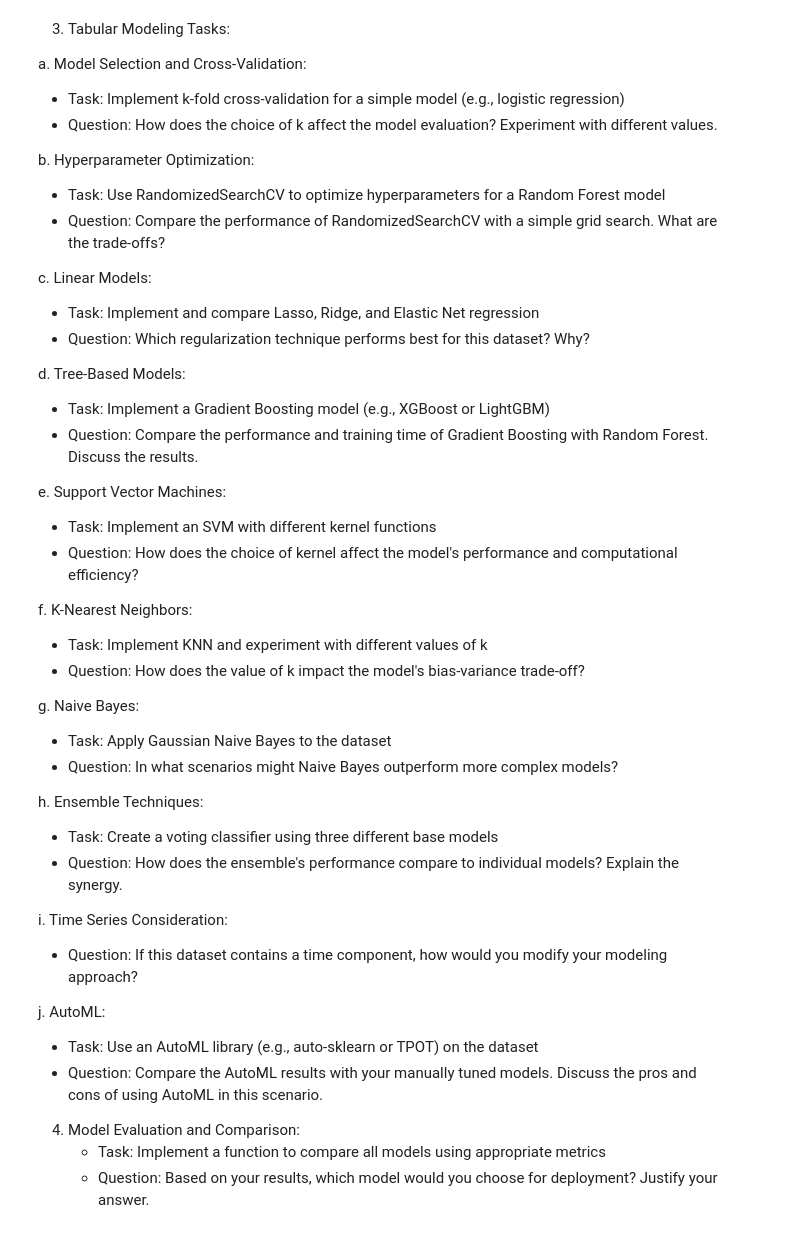
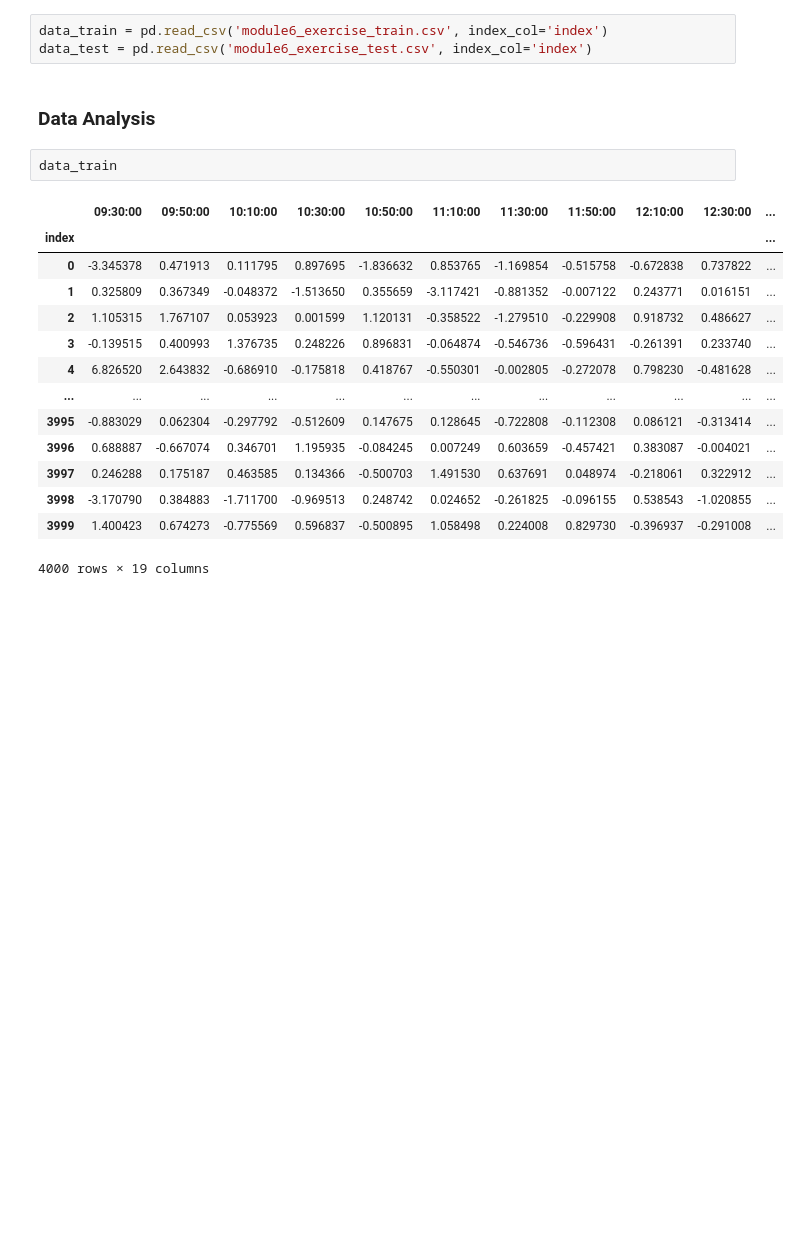
Before and after one commit to racousin/data_science_practice, a Jupyter notebook: website/public/modules/module6/exercise/module6_exercise.ipynb, the cells around one changed output. Drawn from its saved outputs; the diff is of its cells as text; blank space fills up the shorter version.

```diff
--- a/website/public/modules/module6/exercise/module6_exercise.ipynb
+++ b/website/public/modules/module6/exercise/module6_exercise.ipynb
@@ -33,45 +41,22 @@ X_train, X_test, y_train, y_test = train_test_split(X, y, test_size=0.2, random_
-# %% [markdown]
-3. Tabular Modeling Tasks:
-
-a. Model Selection and Cross-Validation:
-   - Task: Implement k-fold cross-validation for a simple model (e.g., logistic regression)
-   - Question: How does the choice of k affect the model evaluation? Experiment with different values.
-
-b. Hyperparameter Optimization:
-   - Task: Use RandomizedSearchCV to optimize hyperparameters for a Random Forest model
-   - Question: Compare the performance of RandomizedSearchCV with a simple grid search. What are the trade-offs?
-
-c. Linear Models:
-   - Task: Implement and compare Lasso, Ridge, and Elastic Net regression
-   - Question: Which regularization technique performs best for this dataset? Why?
-
-d. Tree-Based Models:
-   - Task: Implement a Gradient Boosting model (e.g., XGBoost or LightGBM)
-   - Question: Compare the performance and training time of Gradient Boosting with Random Forest. Discuss the results.
-
-e. Support Vector Machines:
-   - Task: Implement an SVM with different kernel functions
-   - Question: How does the choice of kernel affect the model's performance and computational efficiency?
-
-f. K-Nearest Neighbors:
-   - Task: Implement KNN and experiment with different values of k
-   - Question: How does the value of k impact the model's bias-variance trade-off?
-
-g. Naive Bayes:
-   - Task: Apply Gaussian Naive Bayes to the dataset
-   - Question: In what scenarios might Naive Bayes outperform more complex models?
-
-h. Ensemble Techniques:
-   - Task: Create a voting classifier using three different base models
-   - Question: How does the ensemble's performance compare to individual models? Explain the synergy.
-
-i. Time Series Consideration:
-   - Question: If this dataset contains a time component, how would you modify your modeling approach?
-
-j. AutoML:
-   - Task: Use an AutoML library (e.g., auto-sklearn or TPOT) on the dataset
-   - Question: Compare the AutoML results with your manually tuned models. Discuss the pros and cons of using AutoML in this scenario.
-
-4. Model Evaluation and Comparison:
-   - Task: Implement a function to compare all models using appropriate metrics
-   - Question: Based on your results, which model would you choose for deployment? Justify your answer.
+# %%
+data_train = pd.read_csv('module6_exercise_train.csv', index_col='index')
+data_test = pd.read_csv('module6_exercise_test.csv', index_col='index')
+# %% [markdown]
+### Data Analysis
+# %%
+data_train
+# %% [output]
+|  | 09:30:00 | 09:50:00 | 10:10:00 | 10:30:00 | 10:50:00 | 11:10:00 | 11:30:00 | 11:50:00 | 12:10:00 | 12:30:00 | ... |
+| index |  |  |  |  |  |  |  |  |  |  | ... |
+| 0 | -3.345378 | 0.471913 | 0.111795 | 0.897695 | -1.836632 | 0.853765 | -1.169854 | -0.515758 | -0.672838 | 0.737822 | ... |
+| 1 | 0.325809 | 0.367349 | -0.048372 | -1.513650 | 0.355659 | -3.117421 | -0.881352 | -0.007122 | 0.243771 | 0.016151 | ... |
+| 2 | 1.105315 | 1.767107 | 0.053923 | 0.001599 | 1.120131 | -0.358522 | -1.279510 | -0.229908 | 0.918732 | 0.486627 | ... |
+| 3 | -0.139515 | 0.400993 | 1.376735 | 0.248226 | 0.896831 | -0.064874 | -0.546736 | -0.596431 | -0.261391 | 0.233740 | ... |
+| 4 | 6.826520 | 2.643832 | -0.686910 | -0.175818 | 0.418767 | -0.550301 | -0.002805 | -0.272078 | 0.798230 | -0.481628 | ... |
+| ... | ... | ... | ... | ... | ... | ... | ... | ... | ... | ... | ... |
+| 3995 | -0.883029 | 0.062304 | -0.297792 | -0.512609 | 0.147675 | 0.128645 | -0.722808 | -0.112308 | 0.086121 | -0.313414 | ... |
+| 3996 | 0.688887 | -0.667074 | 0.346701 | 1.195935 | -0.084245 | 0.007249 | 0.603659 | -0.457421 | 0.383087 | -0.004021 | ... |
+| 3997 | 0.246288 | 0.175187 | 0.463585 | 0.134366 | -0.500703 | 1.491530 | 0.637691 | 0.048974 | -0.218061 | 0.322912 | ... |
+| 3998 | -3.170790 | 0.384883 | -1.711700 | -0.969513 | 0.248742 | 0.024652 | -0.261825 | -0.096155 | 0.538543 | -1.020855 | ... |
+| 3999 | 1.400423 | 0.674273 | -0.775569 | 0.596837 | -0.500895 | 1.058498 | 0.224008 | 0.829730 | -0.396937 | -0.291008 | ... |
+4000 rows × 19 columns
```
Also changed, not shown: parts of 28 cells of this notebook, 10 other files.
